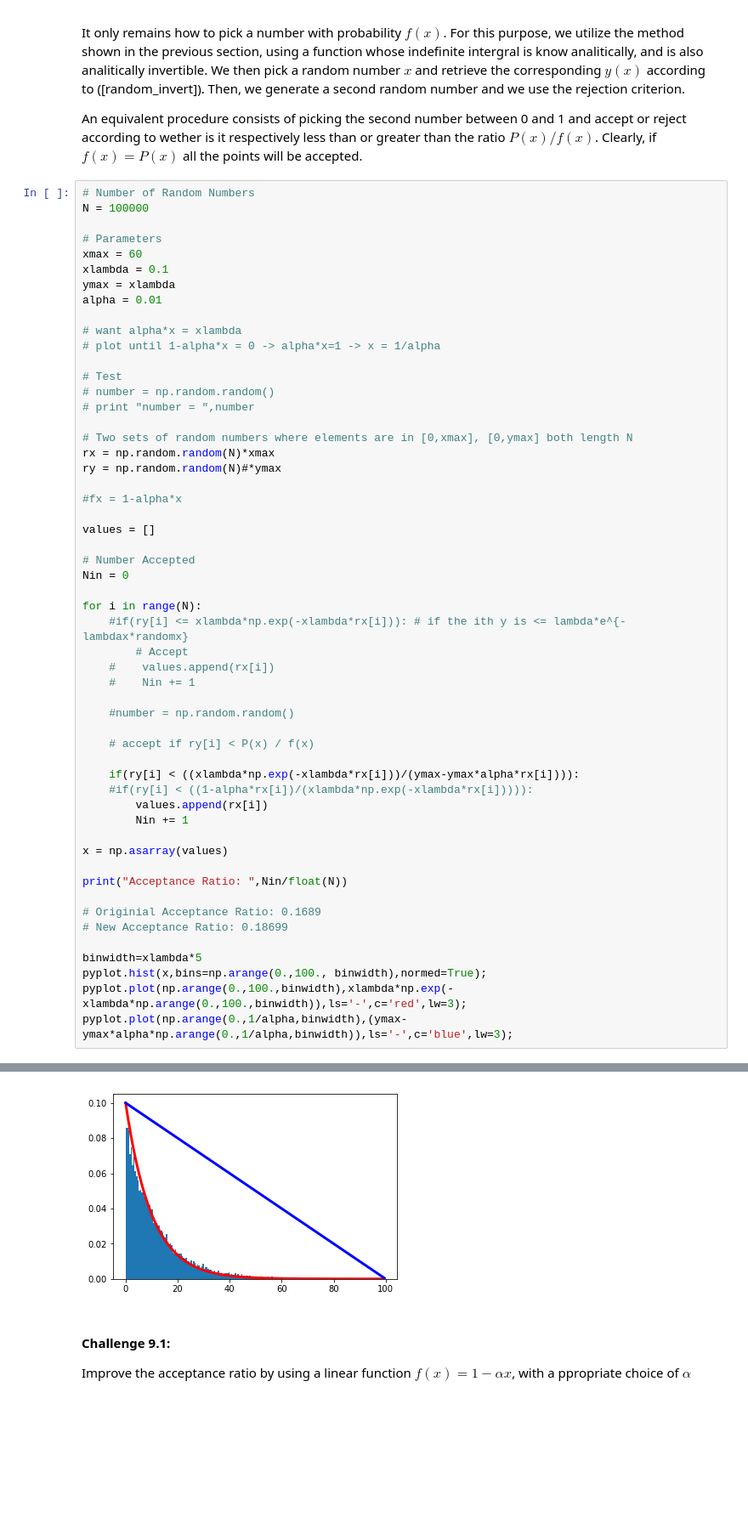
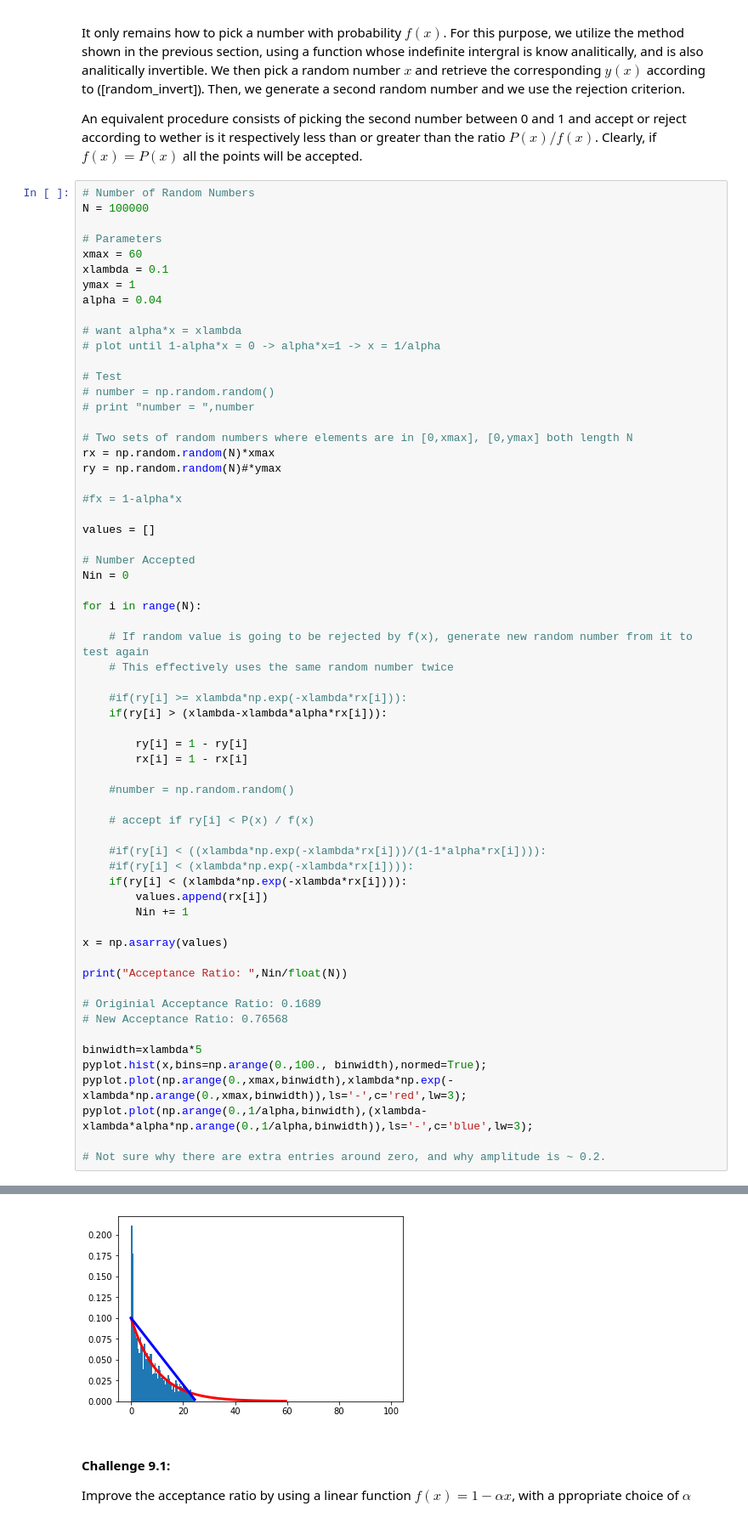
Before and after one commit to atishelmanch/PHYS7321_HW, a Jupyter notebook: HW5/09_02_random_distributions_Homework.ipynb, the cells around one changed output, grey strips where cells are left out. Shown: that part at 85% size. Drawn from its saved outputs; the diff is of its cells as text; blank space fills up the shorter version.

```diff
--- a/HW5/09_02_random_distributions_Homework.ipynb
+++ b/HW5/09_02_random_distributions_Homework.ipynb
@@ -87,8 +87,8 @@ N = 100000
 # Parameters
 xmax = 60
 xlambda = 0.1
-ymax = xlambda
-alpha = 0.01
+ymax = 1
+alpha = 0.04
 
 # want alpha*x = xlambda
 # plot until 1-alpha*x = 0 -> alpha*x=1 -> x = 1/alpha
@@ -109,17 +109,23 @@ values = []
 Nin = 0
 
 for i in range(N):
-    #if(ry[i] <= xlambda*np.exp(-xlambda*rx[i])): # if the ith y is <= lambda*e^{-lambdax*randomx}
-        # Accept
-    #    values.append(rx[i])
-    #    Nin += 1
+
+    # If random value is going to be rejected by f(x), generate new random number from it to test again
+    # This effectively uses the same random number twice
+
+    #if(ry[i] >= xlambda*np.exp(-xlambda*rx[i])):
+    if(ry[i] > (xlambda-xlambda*alpha*rx[i])):
+
+        ry[i] = 1 - ry[i]
+        rx[i] = 1 - rx[i]
 
     #number = np.random.random()
 
     # accept if ry[i] < P(x) / f(x)
 
-    if(ry[i] < ((xlambda*np.exp(-xlambda*rx[i]))/(ymax-ymax*alpha*rx[i]))):
-    #if(ry[i] < ((1-alpha*rx[i])/(xlambda*np.exp(-xlambda*rx[i])))):
+    #if(ry[i] < ((xlambda*np.exp(-xlambda*rx[i]))/(1-1*alpha*rx[i]))):
+    #if(ry[i] < (xlambda*np.exp(-xlambda*rx[i]))):
+    if(ry[i] < (xlambda*np.exp(-xlambda*rx[i]))):
         values.append(rx[i])
         Nin += 1
 
@@ -128,10 +134,12 @@ x = np.asarray(values)
 print("Acceptance Ratio: ",Nin/float(N))
 
 # Originial Acceptance Ratio: 0.1689
-# New Acceptance Ratio: 0.18699
+# New Acceptance Ratio: 0.76568
 
 binwidth=xlambda*5
 pyplot.hist(x,bins=np.arange(0.,100., binwidth),normed=True);
-pyplot.plot(np.arange(0.,100.,binwidth),xlambda*np.exp(-xlambda*np.arange(0.,100.,binwidth)),ls='-',c='red',lw=3);
-pyplot.plot(np.arange(0.,1/alpha,binwidth),(ymax-ymax*alpha*np.arange(0.,1/alpha,binwidth)),ls='-',c='blue',lw=3);
+pyplot.plot(np.arange(0.,xmax,binwidth),xlambda*np.exp(-xlambda*np.arange(0.,xmax,binwidth)),ls='-',c='red',lw=3);
+pyplot.plot(np.arange(0.,1/alpha,binwidth),(xlambda-xlambda*alpha*np.arange(0.,1/alpha,binwidth)),ls='-',c='blue',lw=3);
+
+# Not sure why there are extra entries around zero, and why amplitude is ~ 0.2.
 # %% [output]
@@ -139,4 +147,4 @@ pyplot.plot(np.arange(0.,1/alpha,binwidth),(ymax-ymax*alpha*np.arange(0.,1/alpha
-[figure, old version]
+[figure, new version]
 # %% [markdown]
 #### Challenge 9.1:
 
```
Also changed, not shown: parts of 3 cells of this notebook.
